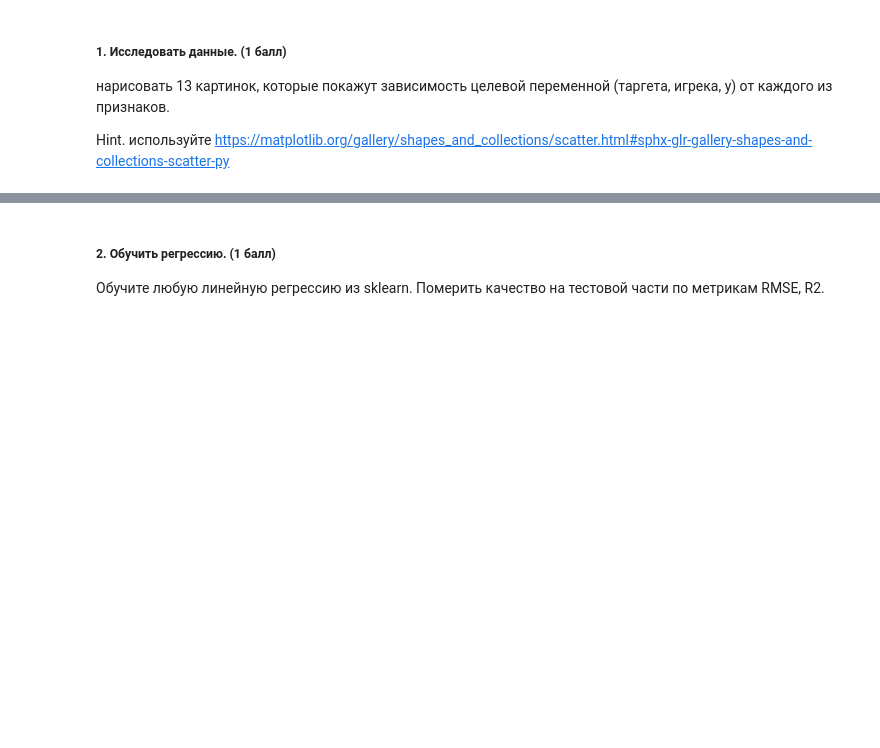
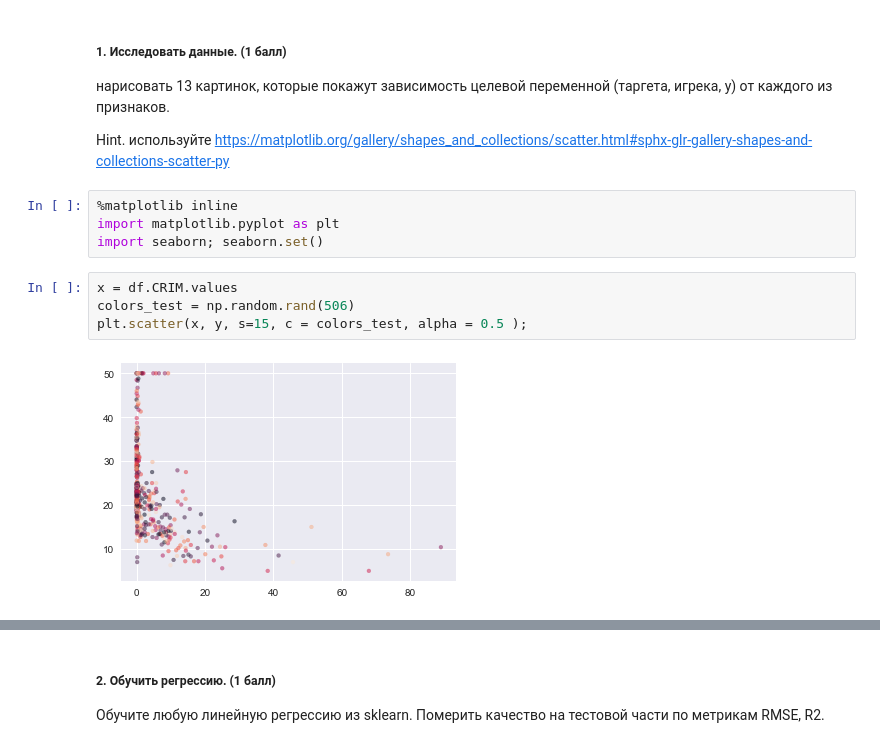
Before and after one commit to vanyabelikh/PrPythonAtom, a Jupyter notebook: homeworks/04/regression_hw.ipynb, the cells around one changed output, grey strips where cells are left out. Cells and saved outputs as stored; diff of their text form; blank space fills up the shorter version.

```diff
--- a/homeworks/04/regression_hw.ipynb
+++ b/homeworks/04/regression_hw.ipynb
@@ -68,3 +58,13 @@ ____________
 нарисовать 13 картинок, которые покажут зависимость целевой переменной (таргета, игрека, y) от каждого из признаков.
 
 Hint. используйте https://matplotlib.org/gallery/shapes_and_collections/scatter.html#sphx-glr-gallery-shapes-and-collections-scatter-py
+# %%
+%matplotlib inline
+import matplotlib.pyplot as plt
+import seaborn; seaborn.set()
+# %%
+x = df.CRIM.values
+colors_test = np.random.rand(506)
+plt.scatter(x, y, s=15, c = colors_test, alpha = 0.5 );
+# %% [output]
+[figure, added]
```
Also changed, not shown: parts of 30 cells of this notebook.
